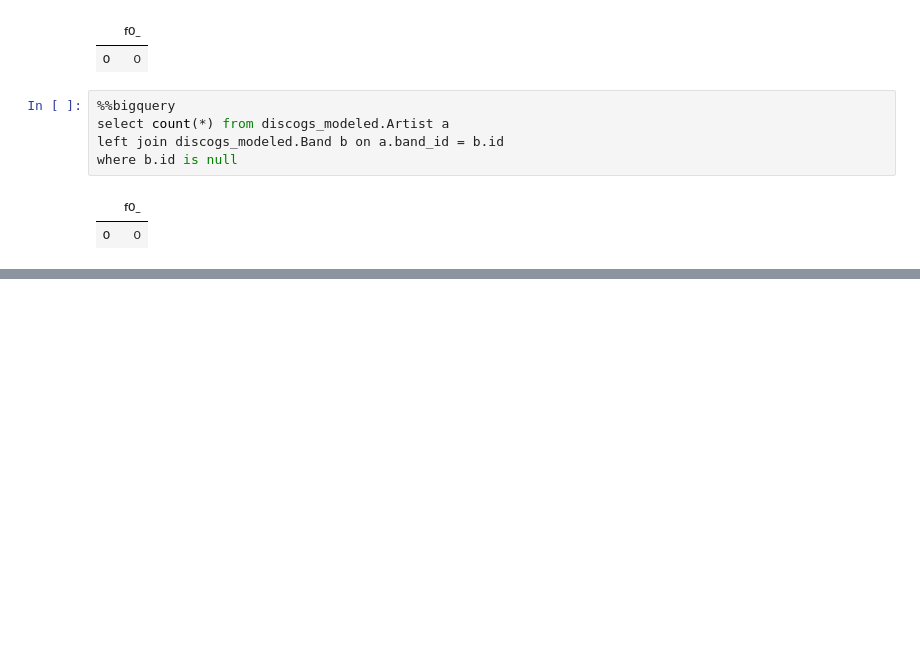
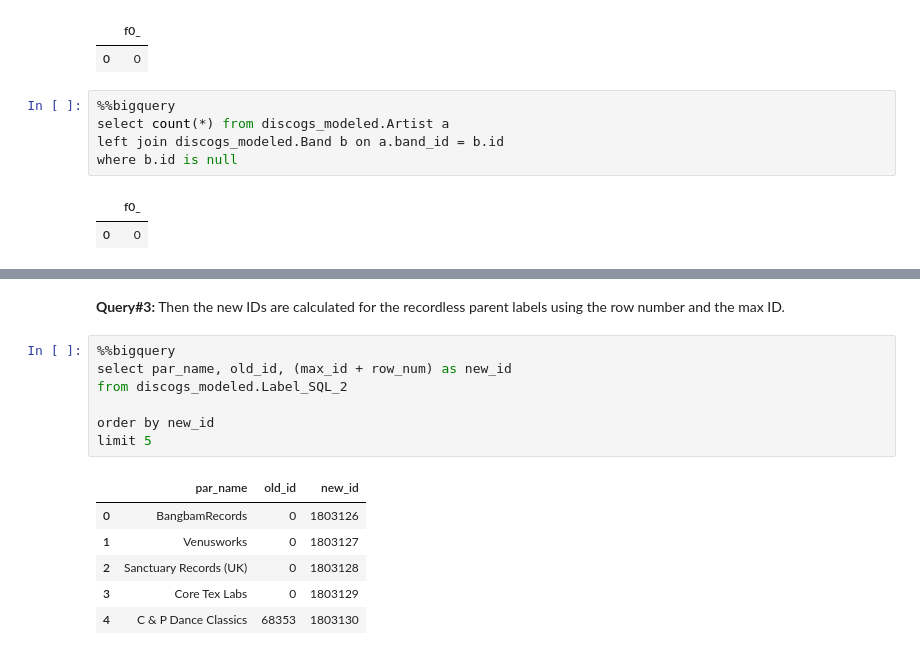
Before and after one commit to eiler-s/musicDatabase, a Jupyter notebook: discogs_modeled.ipynb, the cells around one changed output, grey strips where cells are left out. Cells and saved outputs as stored; diff of their text form; blank space fills up the shorter version.

```diff
--- a/discogs_modeled.ipynb
+++ b/discogs_modeled.ipynb
@@ -265,0 +340,16 @@ where b.id is null
+# %% [markdown]
+**Query#3:** Then the new IDs are calculated for the recordless parent labels using the row number and the max ID.
+# %%
+%%bigquery
+select par_name, old_id, (max_id + row_num) as new_id
+from discogs_modeled.Label_SQL_2
+
+order by new_id
+limit 5
+# %% [output]
+|  | par_name | old_id | new_id |
+| 0 | BangbamRecords | 0 | 1803126 |
+| 1 | Venusworks | 0 | 1803127 |
+| 2 | Sanctuary Records (UK) | 0 | 1803128 |
+| 3 | Core Tex Labs | 0 | 1803129 |
+| 4 | C & P Dance Classics | 68353 | 1803130 |
```
Also changed, not shown: parts of 28 cells of this notebook.
